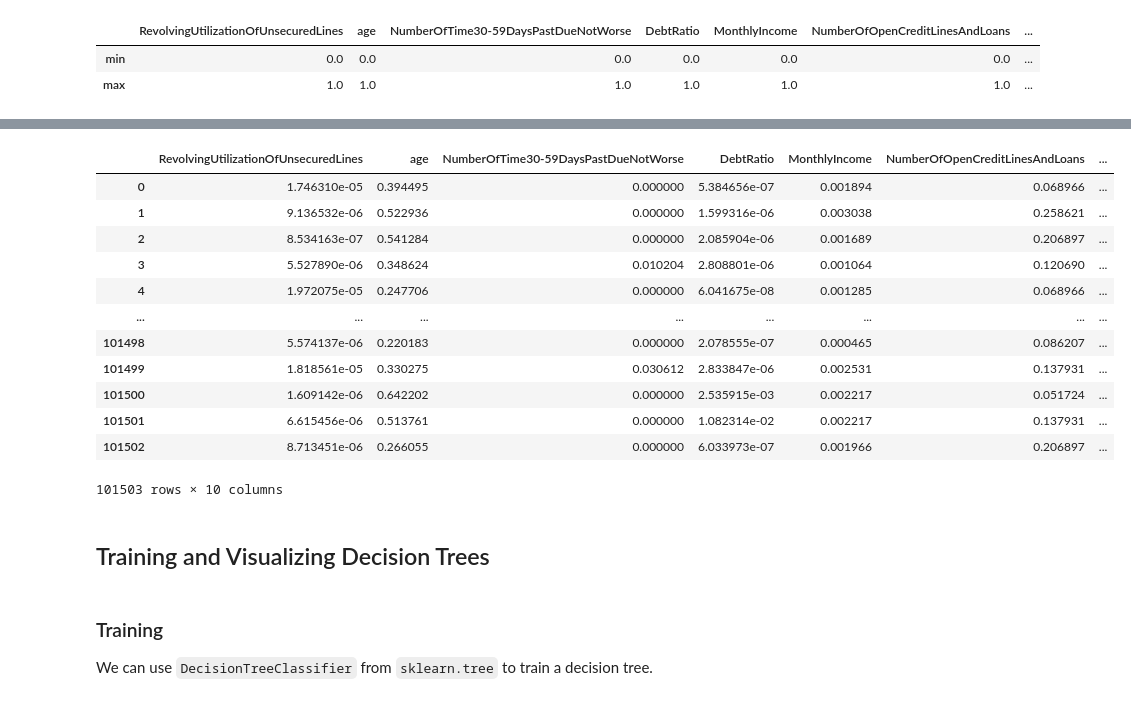
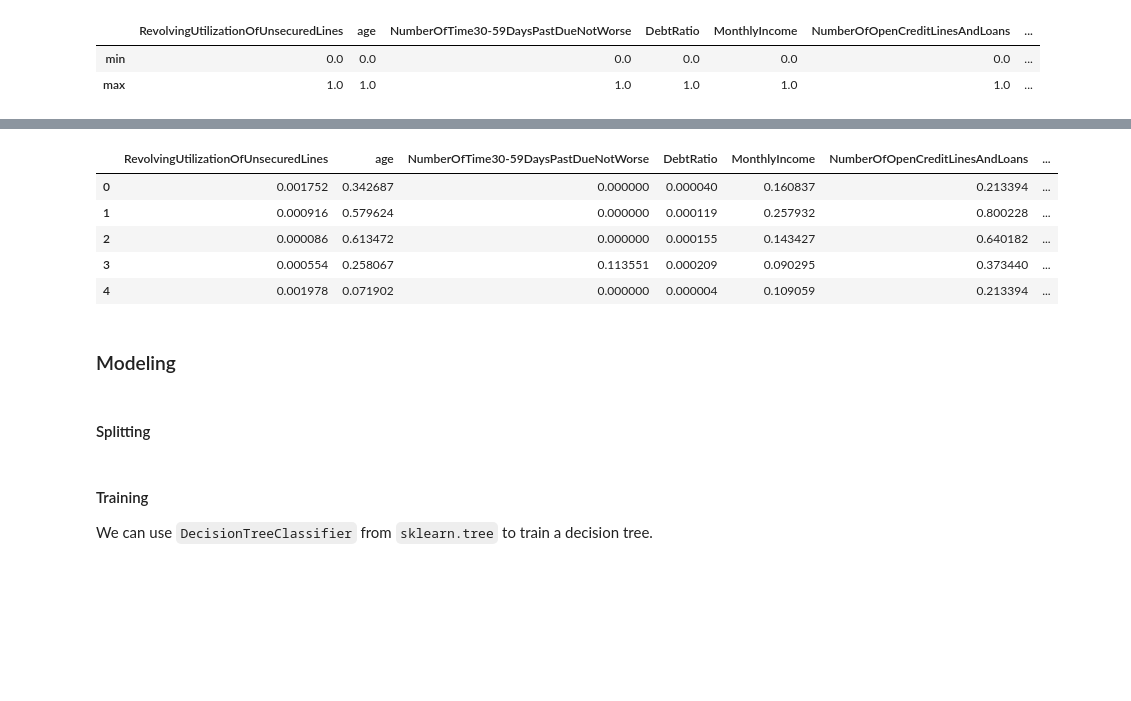
Before and after one commit to prasadposture/Financial-Distress-Prediction, a Jupyter notebook: Financial Distress Prediction.ipynb, the cells around one changed output, grey strips where cells are left out. Drawn from its saved outputs; the diff is of its cells as text; code cells hidden in the pictures; blank space fills up the shorter version.

```diff
--- a/Financial Distress Prediction.ipynb
+++ b/Financial Distress Prediction.ipynb
@@ -263,7 +334,7 @@ Only numeric columns are present.
 # %%
 from sklearn.impute import SimpleImputer
 # %%
-imputer = SimpleImputer(strategy = 'mean').fit(train_df[input_cols])
+imputer = SimpleImputer(strategy = 'median').fit(train_df[input_cols])
 # %%
 inputs[input_cols] = imputer.transform(inputs[input_cols])
 test_inputs[input_cols] = imputer.transform(test_inputs[input_cols])
@@ -335,26 +399,21 @@ inputs
 # %%
-test_inputs
+test_inputs.head()
 # %% [output]
 |  | RevolvingUtilizationOfUnsecuredLines | age | NumberOfTime30-59DaysPastDueNotWorse | DebtRatio | MonthlyIncome | NumberOfOpenCreditLinesAndLoans | ... |
-| 0 | 1.746310e-05 | 0.394495 | 0.000000 | 5.384656e-07 | 0.001894 | 0.068966 | ... |
-| 1 | 9.136532e-06 | 0.522936 | 0.000000 | 1.599316e-06 | 0.003038 | 0.258621 | ... |
-| 2 | 8.534163e-07 | 0.541284 | 0.000000 | 2.085904e-06 | 0.001689 | 0.206897 | ... |
-| 3 | 5.527890e-06 | 0.348624 | 0.010204 | 2.808801e-06 | 0.001064 | 0.120690 | ... |
-| 4 | 1.972075e-05 | 0.247706 | 0.000000 | 6.041675e-08 | 0.001285 | 0.068966 | ... |
-| ... | ... | ... | ... | ... | ... | ... | ... |
-| 101498 | 5.574137e-06 | 0.220183 | 0.000000 | 2.078555e-07 | 0.000465 | 0.086207 | ... |
-| 101499 | 1.818561e-05 | 0.330275 | 0.030612 | 2.833847e-06 | 0.002531 | 0.137931 | ... |
-| 101500 | 1.609142e-06 | 0.642202 | 0.000000 | 2.535915e-03 | 0.002217 | 0.051724 | ... |
-| 101501 | 6.615456e-06 | 0.513761 | 0.000000 | 1.082314e-02 | 0.002217 | 0.137931 | ... |
-| 101502 | 8.713451e-06 | 0.266055 | 0.000000 | 6.033973e-07 | 0.001966 | 0.206897 | ... |
+| 0 | 0.001752 | 0.342687 | 0.000000 | 0.000040 | 0.160837 | 0.213394 | ... |
+| 1 | 0.000916 | 0.579624 | 0.000000 | 0.000119 | 0.257932 | 0.800228 | ... |
+| 2 | 0.000086 | 0.613472 | 0.000000 | 0.000155 | 0.143427 | 0.640182 | ... |
+| 3 | 0.000554 | 0.258067 | 0.113551 | 0.000209 | 0.090295 | 0.373440 | ... |
+| 4 | 0.001978 | 0.071902 | 0.000000 | 0.000004 | 0.109059 | 0.213394 | ... |
-101503 rows × 10 columns
+# %% [markdown]
+### Modeling
+# %% [markdown]
+#### Splitting
 # %%
 from sklearn.model_selection import train_test_split
 X_train, X_val, train_targets, val_targets = train_test_split(inputs, targets, test_size=0.25)
-# %% [markdown]
-## Training and Visualizing Decision Trees
 # %% [markdown]
-### Training
+#### Training
 
 We can use `DecisionTreeClassifier` from `sklearn.tree` to train a decision tree.
 # %%
```
Also changed, not shown: parts of 212 cells of this notebook.
